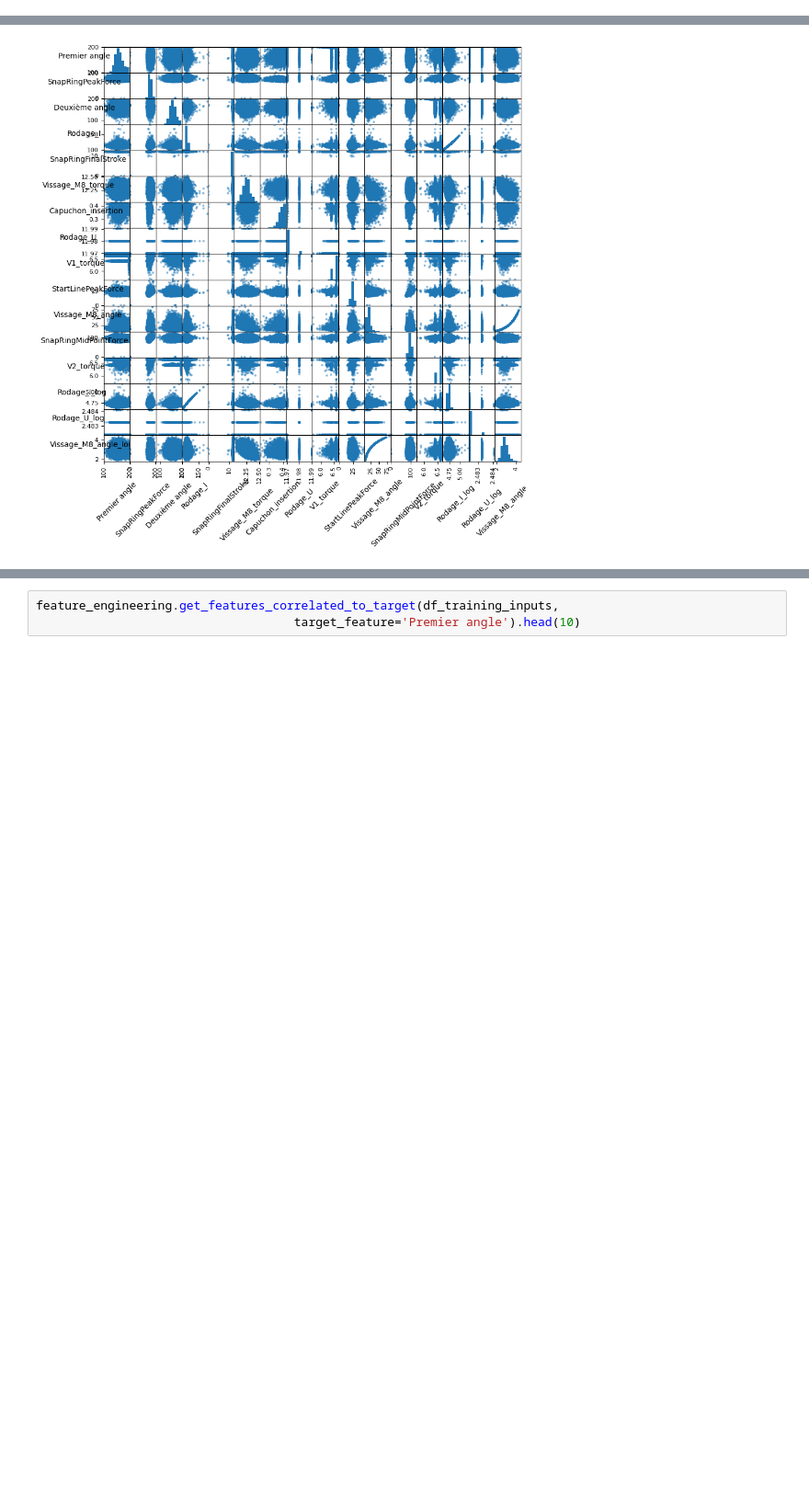
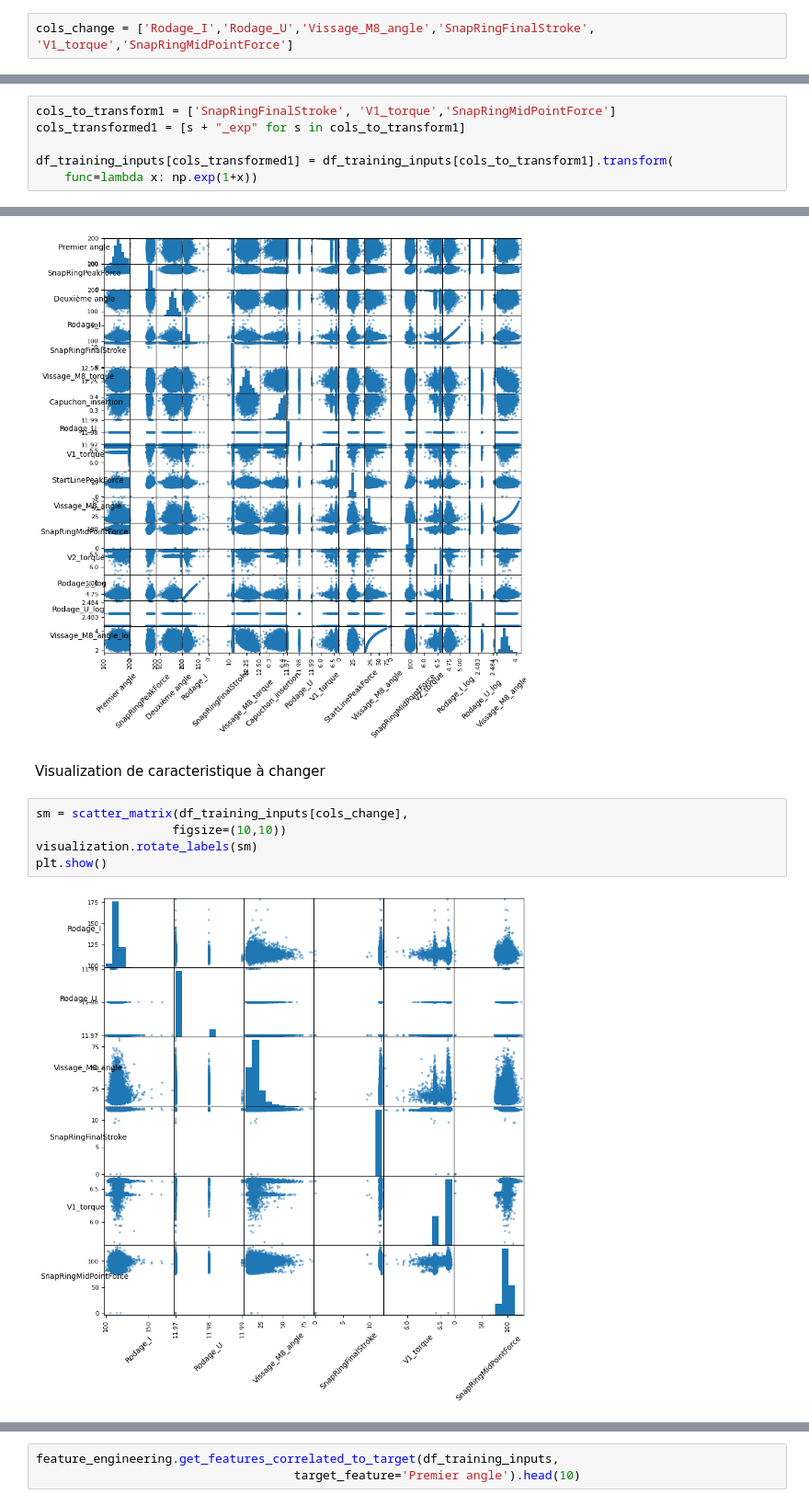
Before and after one commit to TonioHathos/AI_Valeo, a Jupyter notebook: Pre_processing_dataset_yudi.ipynb, the cells around one changed output, grey strips where cells are left out. Shown at 92% size. Cells and saved outputs as stored; diff of their text form; blank space fills up the shorter version.

```diff
--- a/Pre_processing_dataset_yudi.ipynb
+++ b/Pre_processing_dataset_yudi.ipynb
@@ -311,0 +314,2 @@ plt.show()
+# %%
+cols_change = ['Rodage_I','Rodage_U','Vissage_M8_angle','SnapRingFinalStroke', 'V1_torque','SnapRingMidPointForce']
@@ -318,2 +322,8 @@ cols_transformed = [s + "_log" for s in cols_to_transform]
 df_training_inputs[cols_transformed] = df_training_inputs[cols_to_transform].transform(
                         func=lambda x : np.log(x))
+# %%
+cols_to_transform1 = ['SnapRingFinalStroke', 'V1_torque','SnapRingMidPointForce']
+cols_transformed1 = [s + "_exp" for s in cols_to_transform1]
+
+df_training_inputs[cols_transformed1] = df_training_inputs[cols_to_transform1].transform(
+    func=lambda x: np.exp(1+x))
@@ -333,3 +347,12 @@ visualization.rotate_labels(sm)
 plt.show()
 # %% [output]
 [figure]
+# %% [markdown]
+Visualization de caracteristique à changer
+# %%
+sm = scatter_matrix(df_training_inputs[cols_change],
+                   figsize=(10,10))
+visualization.rotate_labels(sm)
+plt.show()
+# %% [output]
+[figure, added]
```
Also changed, not shown: parts of 10 cells of this notebook.
